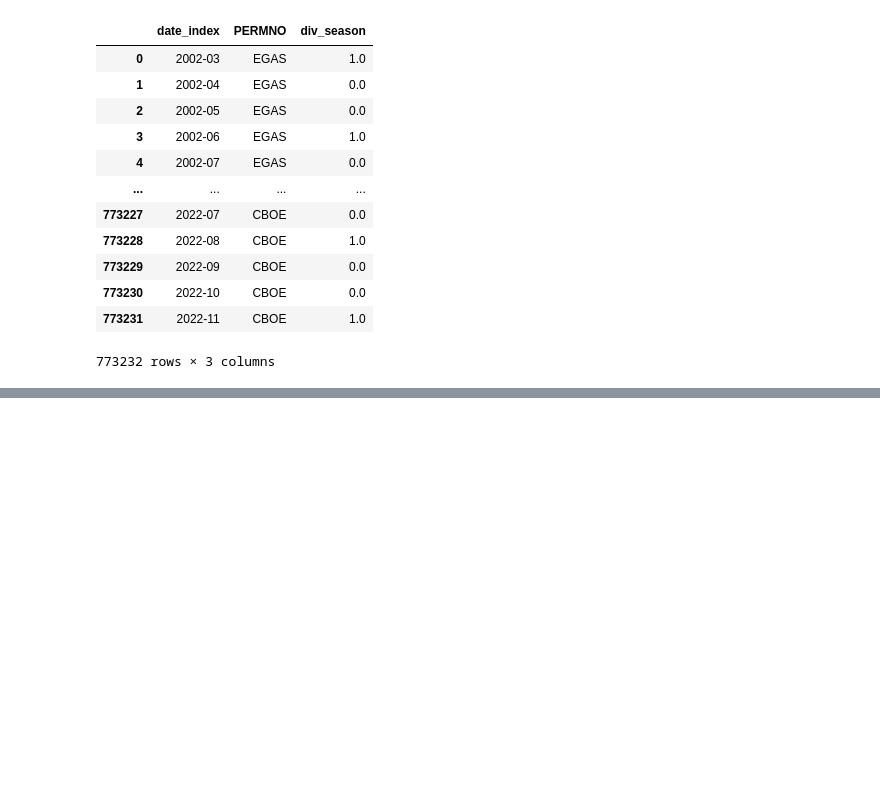
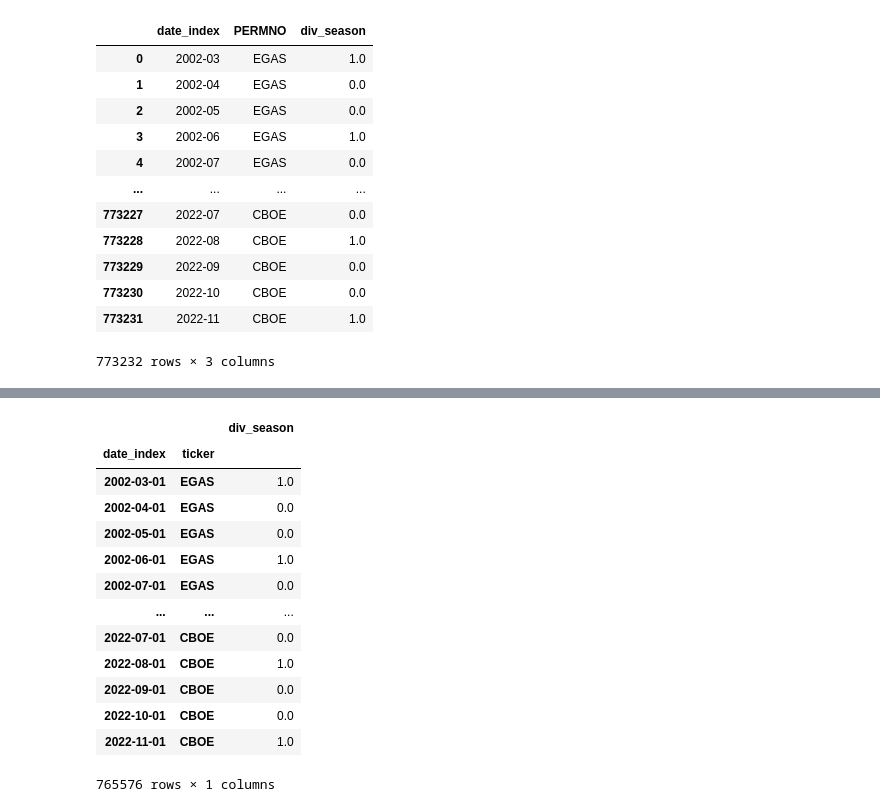
Before and after one commit to jakezur1/factorlib-polars, a Jupyter notebook: factors/fundamental/div_season.ipynb, the cells around one changed output, grey strips where cells are left out. Drawn from its saved outputs; the diff is of its cells as text; code cells hidden in the pictures; blank space fills up the shorter version.

```diff
--- a/factors/fundamental/div_season.ipynb
+++ b/factors/fundamental/div_season.ipynb
@@ -235,2 +258,22 @@ final_div_season
+# %%
+# added this after testing because it seemed like there were duplicates
+no_duplicates = cleaned_div_season.reset_index().set_index(['date_index', 'ticker'])
+no_duplicates = no_duplicates.loc[~no_duplicates.index.duplicated(keep='first')]
+no_duplicates
+# %% [output]
+|  |  | div_season |
+| date_index | ticker |  |
+| 2002-03-01 | EGAS | 1.0 |
+| 2002-04-01 | EGAS | 0.0 |
+| 2002-05-01 | EGAS | 0.0 |
+| 2002-06-01 | EGAS | 1.0 |
+| 2002-07-01 | EGAS | 0.0 |
+| ... | ... | ... |
+| 2022-07-01 | CBOE | 0.0 |
+| 2022-08-01 | CBOE | 1.0 |
+| 2022-09-01 | CBOE | 0.0 |
+| 2022-10-01 | CBOE | 0.0 |
+| 2022-11-01 | CBOE | 1.0 |
+765576 rows × 1 columns
 # %%
 fundamentals_data_dir = get_data_dir() / 'fundamental'
```
Also changed, not shown: parts of 4 cells of this notebook, 9 other files.
